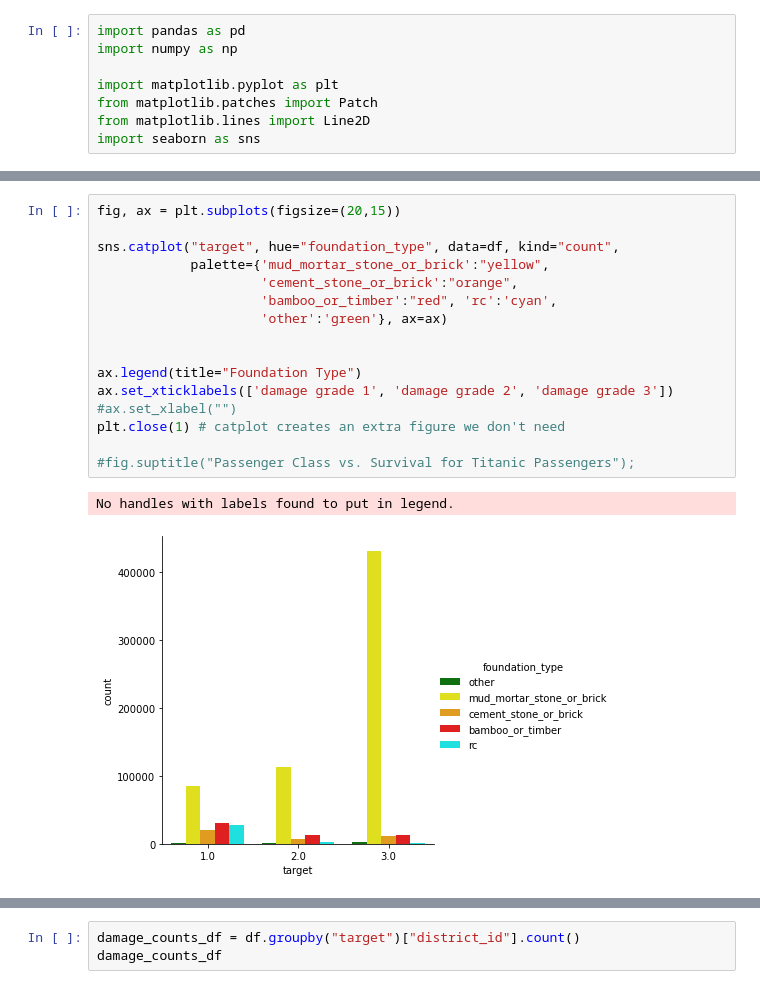
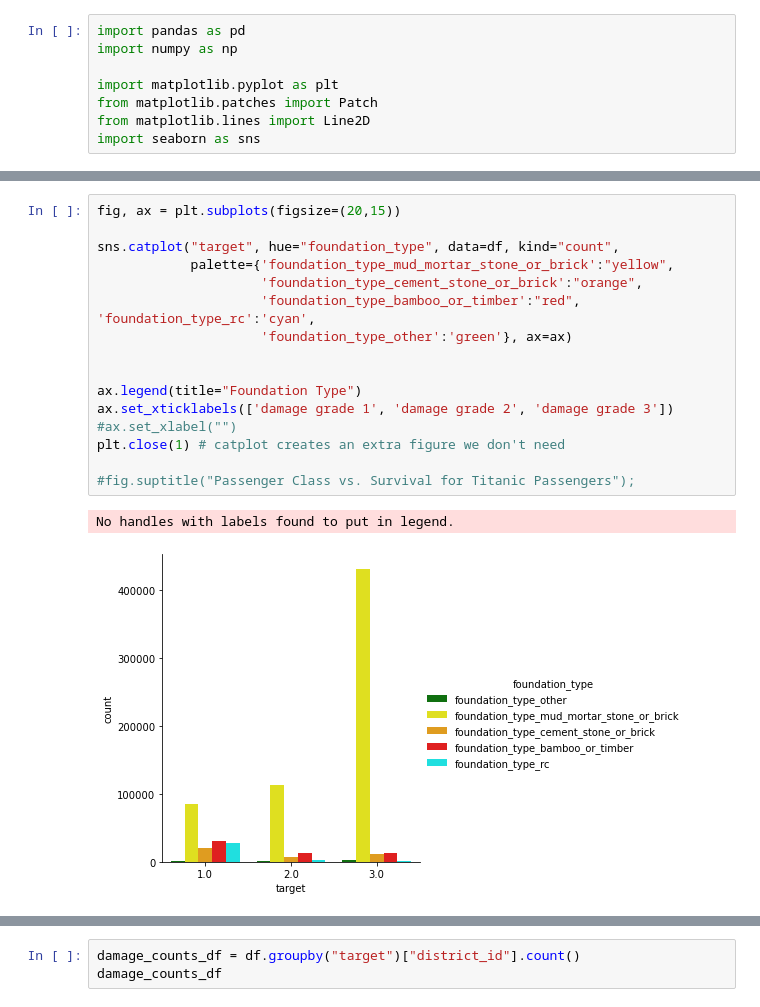
Before and after one commit to luluvalakdawala/modeling_eq_damage, a Jupyter notebook: notebooks/exploratory/05_visuals.ipynb, the cells around one changed output, grey strips where cells are left out. Drawn from its saved outputs; the diff is of its cells as text.

```diff
--- a/notebooks/exploratory/05_visuals.ipynb
+++ b/notebooks/exploratory/05_visuals.ipynb
@@ -310,22 +301,22 @@ array(['other', 'mud_mortar_stone_or_brick', 'cement_stone_or_brick',
 # %%
 fig, ax = plt.subplots(figsize=(20,15))
 
 sns.catplot("target", hue="foundation_type", data=df, kind="count",
-            palette={'mud_mortar_stone_or_brick':"yellow",
-                     'cement_stone_or_brick':"orange",
-                     'bamboo_or_timber':"red", 'rc':'cyan',
-                     'other':'green'}, ax=ax)
+            palette={'foundation_type_mud_mortar_stone_or_brick':"yellow",
+                     'foundation_type_cement_stone_or_brick':"orange",
+                     'foundation_type_bamboo_or_timber':"red", 'foundation_type_rc':'cyan',
+                     'foundation_type_other':'green'}, ax=ax)
 
 
 ax.legend(title="Foundation Type")
 ax.set_xticklabels(['damage grade 1', 'damage grade 2', 'damage grade 3'])
 #ax.set_xlabel("")
 plt.close(1) # catplot creates an extra figure we don't need
 
 #fig.suptitle("Passenger Class vs. Survival for Titanic Passengers");
 # %% [output]
 No handles with labels found to put in legend.
-[figure, old version]
+[figure, new version]
 # %%
 counts_df = df.groupby(["foundation_type", "target"])["district_id"].count().unstack()
 counts_df
```
Also changed, not shown: parts of 13 cells of this notebook, 4 other files.
